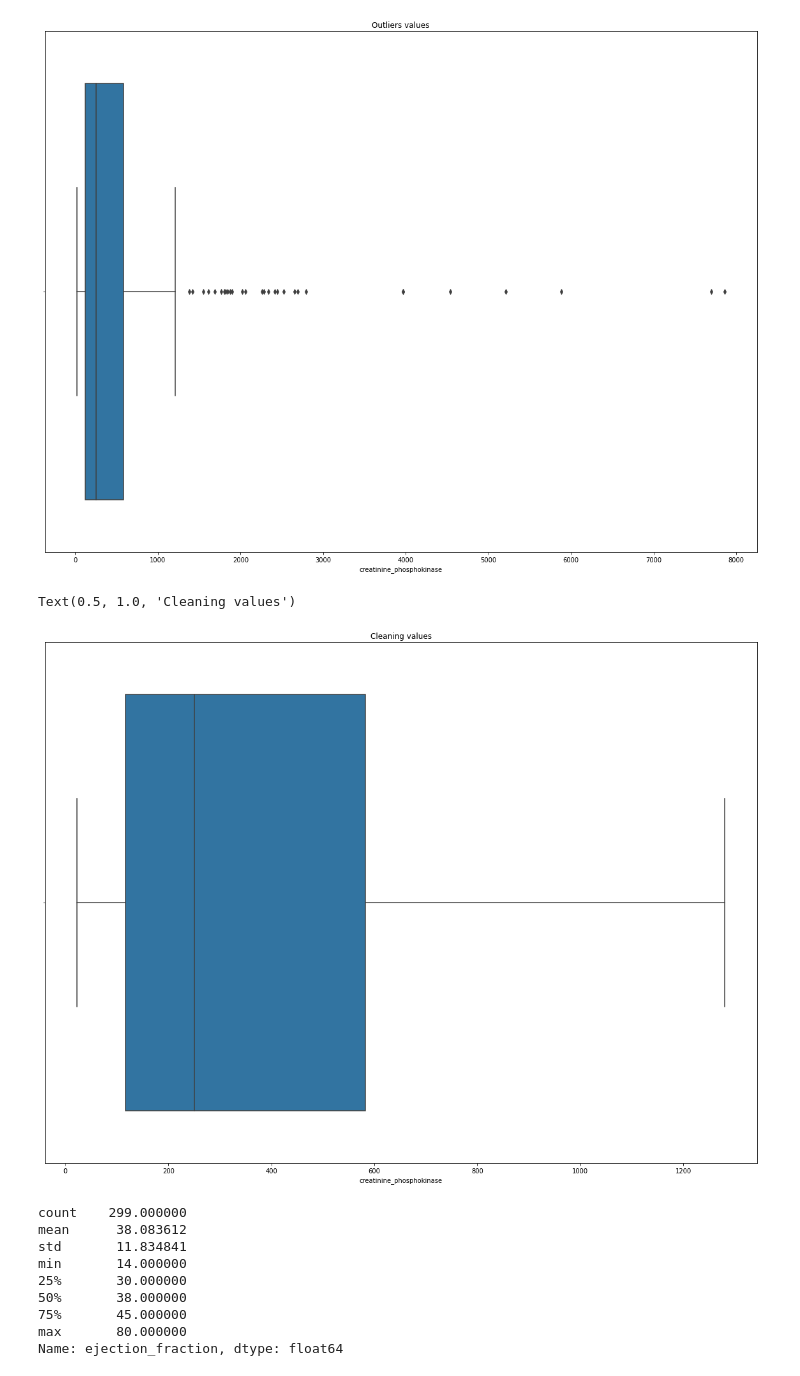
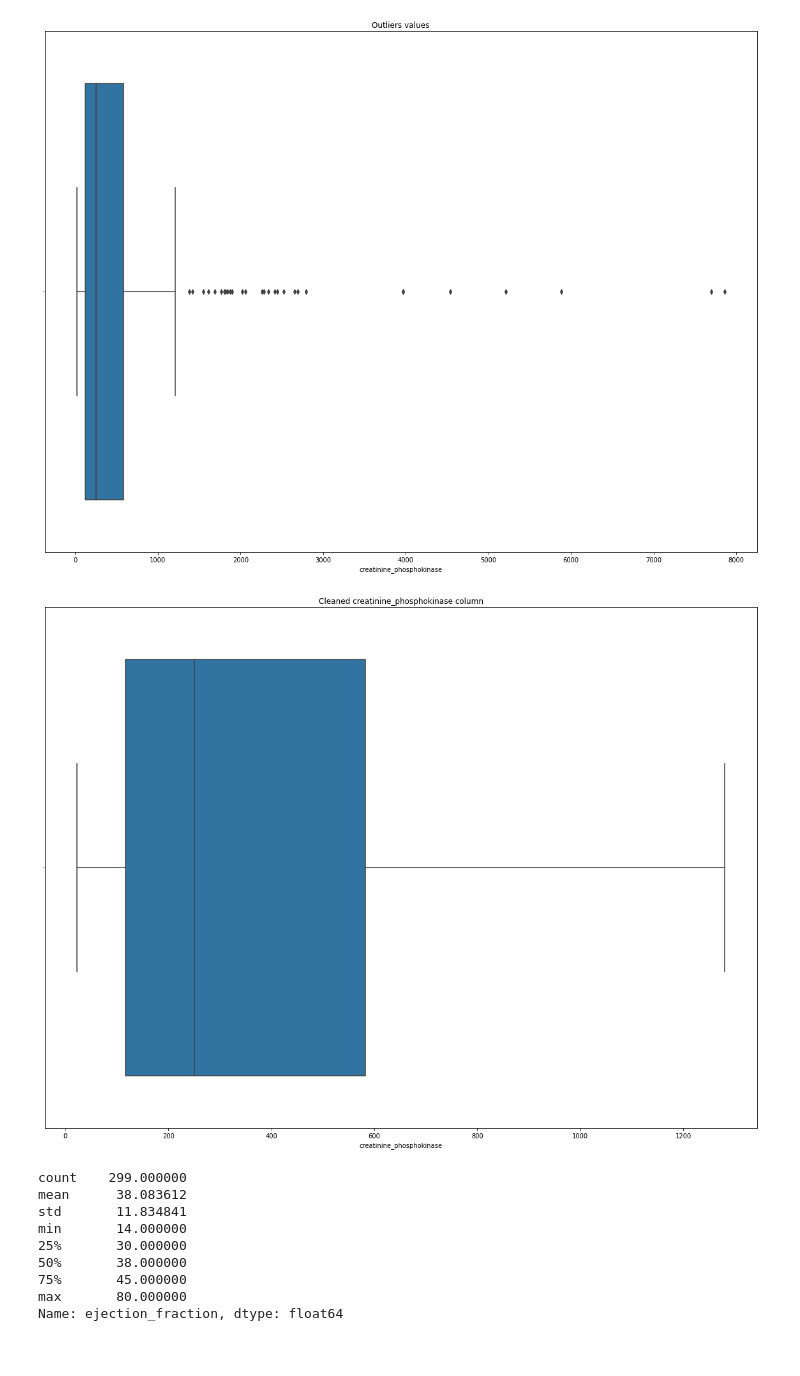
Before and after one commit to bayonlelukmansalami/bayonlelukmansalami, a Jupyter notebook: classification-heartfailure-using-logistic-regr.ipynb, the cells around one changed output. Saved outputs shown, nothing was run; the diff lists cells and outputs as text; code cells hidden in the pictures.

Commit message:
Kaggle Notebook | Classification HeartFailure Using Logistic Regr | Version 3

```diff
--- a/classification-heartfailure-using-logistic-regr.ipynb
+++ b/classification-heartfailure-using-logistic-regr.ipynb
@@ -33,7 +33,7 @@ Dataset from Davide Chicco, Giuseppe Jurman: â€œMachine learning can predict
 Import the dataset
 This dataset was hosted on Kaggle. Click <a href="https://www.kaggle.com/datasets/sagar029/heart-failure?select=heart_failure.csv">HERE</a>.
 # %%
-df = pd.read_csv("../input/heart-failure/heart_failure.csv")
+df = pd.read_csv("/kaggle/input/heart-failure/heart_failure.csv")
 df.head()
 # %% [output]
 |  | age | anaemia | creatinine_phosphokinase | diabetes | ejection_fraction | high_blood_pressure | platelets | ... |
@@ -178,26 +178,47 @@ plt.title('Outliers values')
 # %% [output]
 Text(0.5, 1.0, 'Outliers values')
 [figure]
-# %%
-# Removing outliers
-q1 = df['creatinine_phosphokinase'].quantile(0.25)
-q3 = df['creatinine_phosphokinase'].quantile(0.75)
-iqr = q3 - q1
-toprange = q3 + iqr * 1.5
-botrange = q1 - iqr * 1.5
-for i in df.index:
-    if df.loc[i, 'creatinine_phosphokinase'] > toprange:
-        df.loc[i, 'creatinine_phosphokinase'] = toprange
-    if df.loc[i, 'creatinine_phosphokinase'] < botrange:
-        df.loc[i, 'creatinine_phosphokinase'] = botrange
-
-# Creatinine phosphokinase column after cleaning
-plt.figure(figsize=(20, 15))
-sns.boxplot(df['creatinine_phosphokinase'], labels=['Creatinine Phosphokinase'])
-plt.title('Cleaning values')
-# %% [output]
-Text(0.5, 1.0, 'Cleaning values')
-[figure, removed]
+# %%
+def clean_data(data,col='column_name'):
+
+    '''Takes a Dataframe column and remove outliers by replacing the outliers greater than maximum
+    with the maximum and outliers lower than the minimum with the minimum
+
+
+        Parameters:
+            data (2d array): Pandas Dataframe column
+
+            col (str) : The Dataframe Column name
+
+        Returns:
+            Cleaned column: Description of return value
+
+    '''
+
+    import numpy as np
+    import pandas as pd
+    import seaborn as sns
+    q1 = data[col].quantile(0.25)
+    q3 = data[col].quantile(0.75)
+
+    iqr = q3 - q1
+
+    min = q1 - 1.5*(iqr)
+    max = q3 + 1.5*(iqr)
+
+    for i in data.index:
+        if data.loc[i, col] > max:
+            data.loc[i, col] = max
+        if data.loc[i, col] < min:
+            data.loc[i, col] = min
+    plt.figure(figsize=(20, 15))
+    sns.boxplot(data[col],orient='v')
+    plt.title(f'Cleaned {col} column')
+    plt.show()
+# %%
+clean_data(df, 'creatinine_phosphokinase')
+# %% [output]
+[figure, added]
 # %%
 df['ejection_fraction'].describe()
 # %% [output]
```
Also changed, not shown: parts of 24 cells of this notebook.
